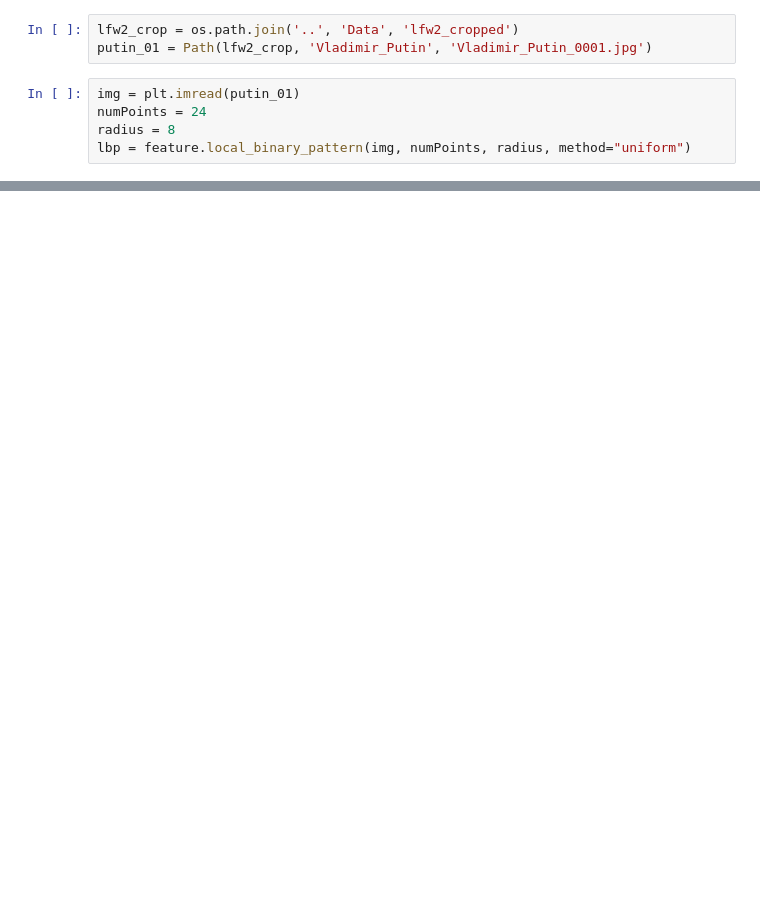
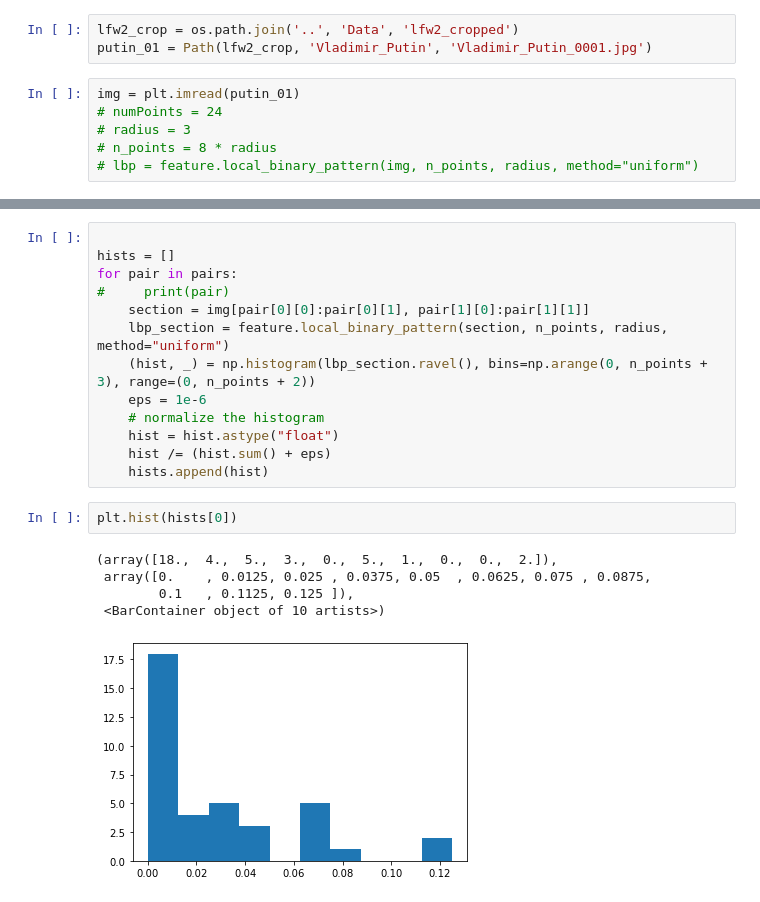
Before and after one commit to bkemmer/custom_cnn, a Jupyter notebook: notebooks/LBP.ipynb, the cells around one changed output, grey strips where cells are left out. Cells and saved outputs as stored; diff of their text form; blank space fills up the shorter version.

```diff
--- a/notebooks/LBP.ipynb
+++ b/notebooks/LBP.ipynb
@@ -17,6 +21,7 @@ lfw2_crop = os.path.join('..', 'Data', 'lfw2_cropped')
 putin_01 = Path(lfw2_crop, 'Vladimir_Putin', 'Vladimir_Putin_0001.jpg')
 # %%
 img = plt.imread(putin_01)
-numPoints = 24
-radius = 8
-lbp = feature.local_binary_pattern(img, numPoints, radius, method="uniform")
+# numPoints = 24
+# radius = 3
+# n_points = 8 * radius
+# lbp = feature.local_binary_pattern(img, n_points, radius, method="uniform")
@@ -51,0 +58,21 @@ array([[7., 7., 7., ..., 7., 7., 7.],
+# %%
+
+hists = []
+for pair in pairs:
+#     print(pair)
+    section = img[pair[0][0]:pair[0][1], pair[1][0]:pair[1][1]]
+    lbp_section = feature.local_binary_pattern(section, n_points, radius, method="uniform")
+    (hist, _) = np.histogram(lbp_section.ravel(), bins=np.arange(0, n_points + 3), range=(0, n_points + 2))
+    eps = 1e-6
+    # normalize the histogram
+    hist = hist.astype("float")
+    hist /= (hist.sum() + eps)
+    hists.append(hist)
+# %%
+plt.hist(hists[0])
+# %% [output]
+(array([18.,  4.,  5.,  3.,  0.,  5.,  1.,  0.,  0.,  2.]),
+ array([0.    , 0.0125, 0.025 , 0.0375, 0.05  , 0.0625, 0.075 , 0.0875,
+        0.1   , 0.1125, 0.125 ]),
+ <BarContainer object of 10 artists>)
+[figure, added]
```
Also changed, not shown: parts of 39 cells of this notebook, 28 other files.
